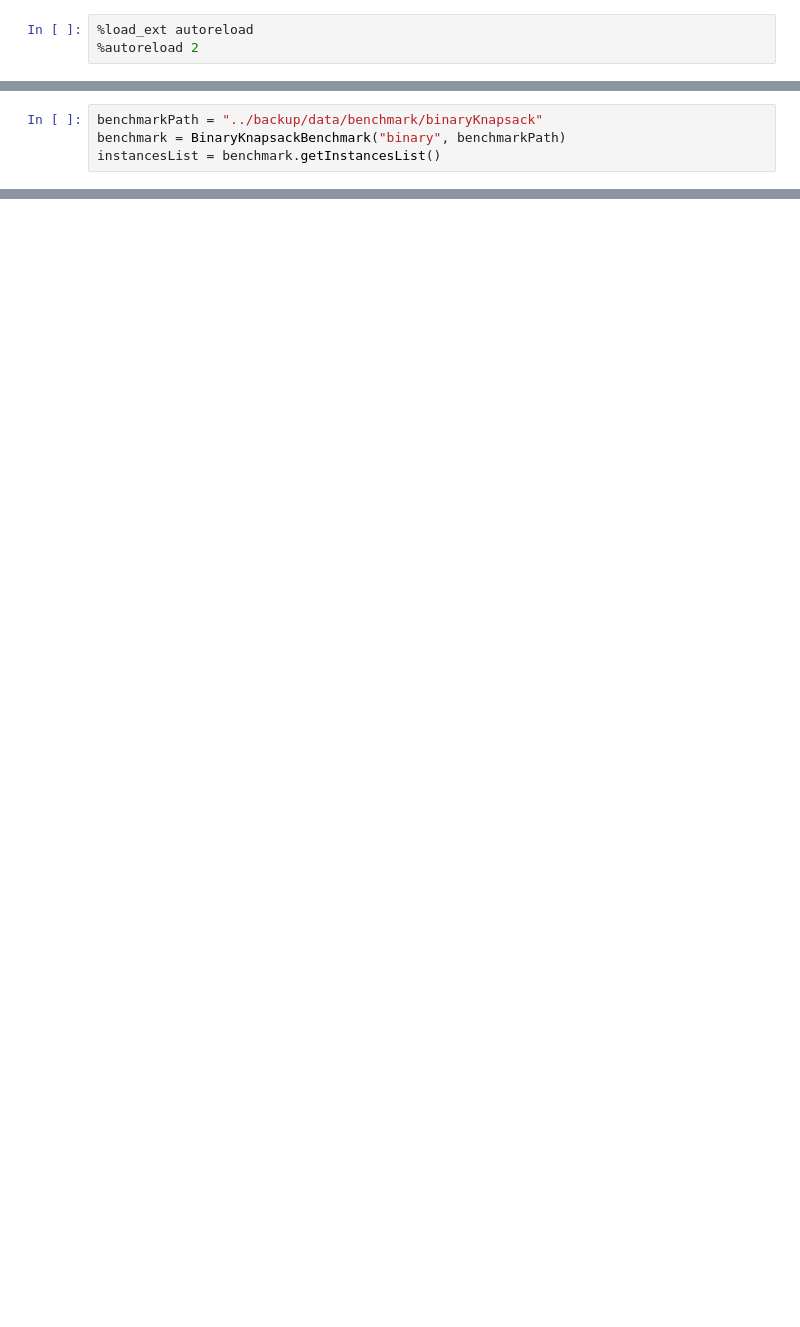
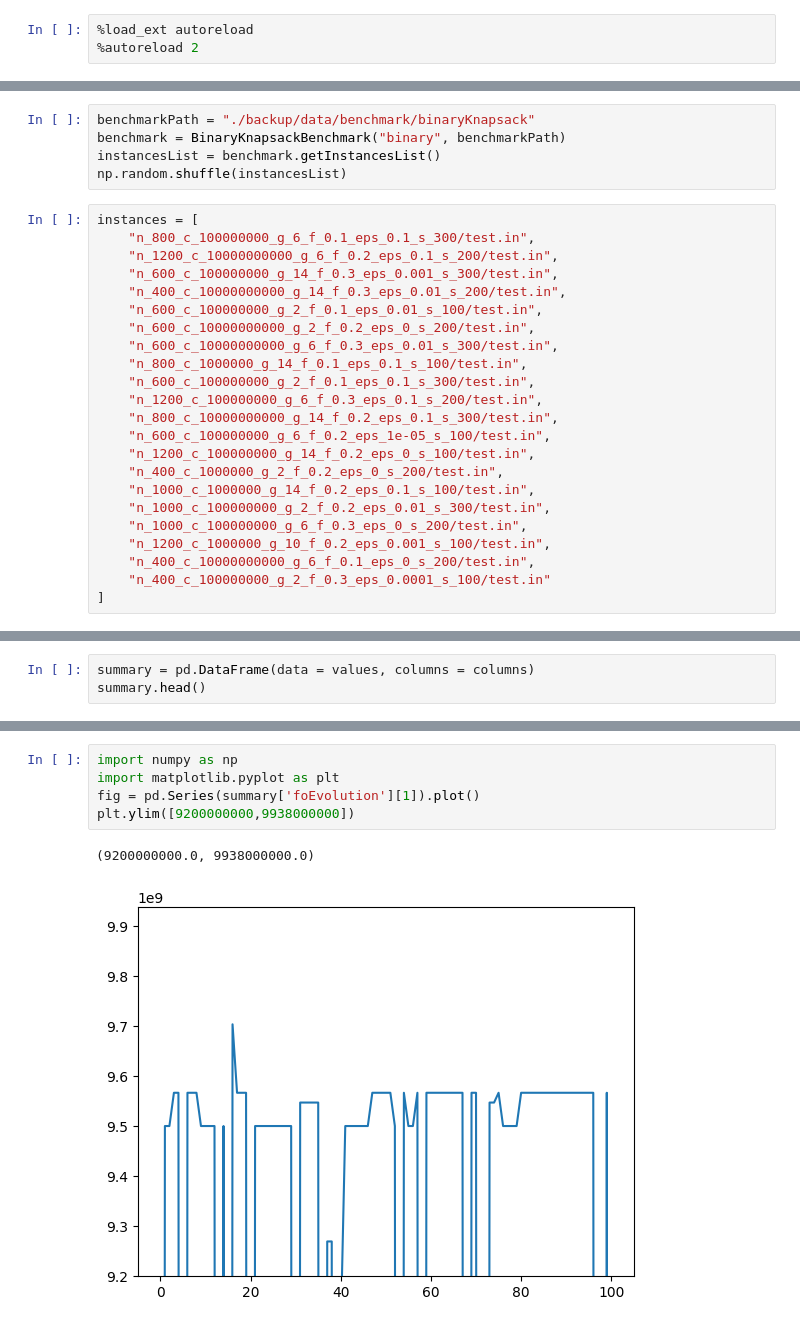
Before and after one commit to cainafigueiredo/hyper-heuristics, a Jupyter notebook: teste.ipynb, the cells around one changed output, grey strips where cells are left out. Drawn from its saved outputs; the diff is of its cells as text; blank space fills up the shorter version.

```diff
--- a/teste.ipynb
+++ b/teste.ipynb
@@ -21,5 +24,29 @@ from utils.benchmark import BinaryKnapsackBenchmark
 # %%
-benchmarkPath = "../backup/data/benchmark/binaryKnapsack"
+benchmarkPath = "./backup/data/benchmark/binaryKnapsack"
 benchmark = BinaryKnapsackBenchmark("binary", benchmarkPath)
 instancesList = benchmark.getInstancesList()
+np.random.shuffle(instancesList)
+# %%
+instances = [
+    "n_800_c_100000000_g_6_f_0.1_eps_0.1_s_300/test.in",
+    "n_1200_c_10000000000_g_6_f_0.2_eps_0.1_s_200/test.in",
+    "n_600_c_100000000_g_14_f_0.3_eps_0.001_s_300/test.in",
+    "n_400_c_10000000000_g_14_f_0.3_eps_0.01_s_200/test.in",
+    "n_600_c_100000000_g_2_f_0.1_eps_0.01_s_100/test.in",
+    "n_600_c_10000000000_g_2_f_0.2_eps_0_s_200/test.in",
+    "n_600_c_10000000000_g_6_f_0.3_eps_0.01_s_300/test.in",
+    "n_800_c_1000000_g_14_f_0.1_eps_0.1_s_100/test.in",
+    "n_600_c_100000000_g_2_f_0.1_eps_0.1_s_300/test.in",
+    "n_1200_c_100000000_g_6_f_0.3_eps_0.1_s_200/test.in",
+    "n_800_c_10000000000_g_14_f_0.2_eps_0.1_s_300/test.in",
+    "n_600_c_100000000_g_6_f_0.2_eps_1e-05_s_100/test.in",
+    "n_1200_c_100000000_g_14_f_0.2_eps_0_s_100/test.in",
+    "n_400_c_1000000_g_2_f_0.2_eps_0_s_200/test.in",
+    "n_1000_c_1000000_g_14_f_0.2_eps_0.1_s_100/test.in",
+    "n_1000_c_100000000_g_2_f_0.2_eps_0.01_s_300/test.in",
+    "n_1000_c_100000000_g_6_f_0.3_eps_0_s_200/test.in",
+    "n_1200_c_1000000_g_10_f_0.2_eps_0.001_s_100/test.in",
+    "n_400_c_10000000000_g_6_f_0.1_eps_0_s_200/test.in",
+    "n_400_c_100000000_g_2_f_0.3_eps_0.0001_s_100/test.in"
+]
 # %%
@@ -99,0 +178,3 @@ summary.head()
+# %%
+summary = pd.DataFrame(data = values, columns = columns)
+summary.head()
@@ -99,0 +188,8 @@ summary.head()
+# %%
+import numpy as np
+import matplotlib.pyplot as plt
+fig = pd.Series(summary['foEvolution'][1]).plot()
+plt.ylim([9200000000,9938000000])
+# %% [output]
+(9200000000.0, 9938000000.0)
+[figure, added]
```
Also changed, not shown: parts of 9 cells of this notebook, 17 other files.
